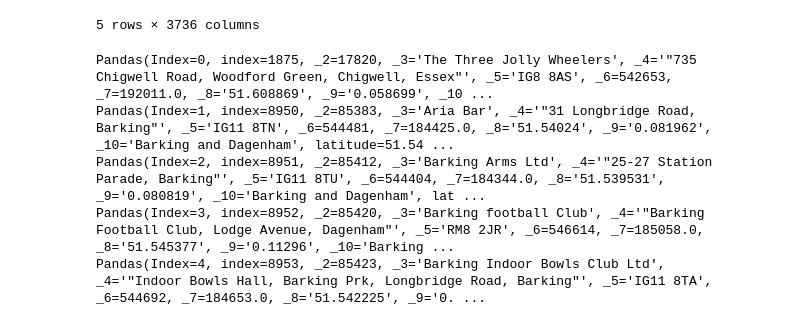
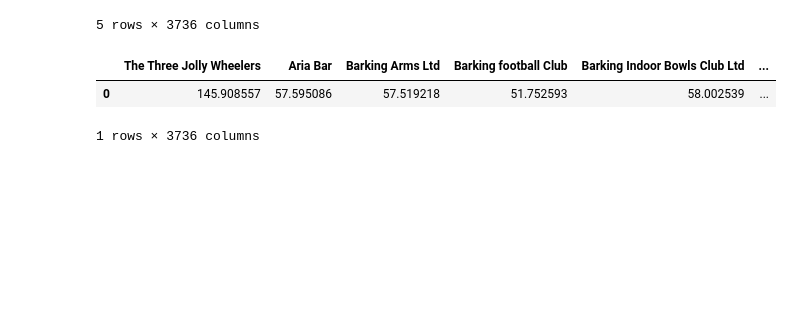
Before and after one commit to gbiggs31/halfway2, a Jupyter notebook: Precompute travel times.ipynb, the cells around one changed output. Drawn from its saved outputs; the diff is of its cells as text; code cells hidden in the pictures; blank space fills up the shorter version.

```diff
--- a/Precompute travel times.ipynb
+++ b/Precompute travel times.ipynb
@@ -164,13 +164,3 @@ all_pubs.head()
 | 3 | 142.764908 | 87.468230 | 86.207686 | 113.472185 | 90.959365 | ... |
 | 4 | 308.450872 | 314.329315 | 313.393640 | 339.895198 | 316.909337 | ... |
 5 rows × 3736 columns
-# %%
-for pub in pubswithdist.head().itertuples():
-#     print(getattr(pub,'latitude'))
-    print(pub)
-# %% [output]
-Pandas(Index=0, index=1875, _2=17820, _3='The Three Jolly Wheelers', _4='"735 Chigwell Road, Woodford Green, Chigwell, Essex"', _5='IG8 8AS', _6=542653, _7=192011.0, _8='51.608869', _9='0.058699', _10 ...
-Pandas(Index=1, index=8950, _2=85383, _3='Aria Bar', _4='"31 Longbridge Road, Barking"', _5='IG11 8TN', _6=544481, _7=184425.0, _8='51.54024', _9='0.081962', _10='Barking and Dagenham', latitude=51.54 ...
-Pandas(Index=2, index=8951, _2=85412, _3='Barking Arms Ltd', _4='"25-27 Station Parade, Barking"', _5='IG11 8TU', _6=544404, _7=184344.0, _8='51.539531', _9='0.080819', _10='Barking and Dagenham', lat ...
-Pandas(Index=3, index=8952, _2=85420, _3='Barking football Club', _4='"Barking Football Club, Lodge Avenue, Dagenham"', _5='RM8 2JR', _6=546614, _7=185058.0, _8='51.545377', _9='0.11296', _10='Barking ...
-Pandas(Index=4, index=8953, _2=85423, _3='Barking Indoor Bowls Club Ltd', _4='"Indoor Bowls Hall, Barking Prk, Longbridge Road, Barking"', _5='IG11 8TA', _6=544692, _7=184653.0, _8='51.542225', _9='0. ...
@@ -176,0 +169,28 @@ Pandas(Index=4, index=8953, _2=85423, _3='Barking Indoor Bowls Club Ltd', _4='"I
+# %%
+def get_walking_distance_to_pubs(input_lat,input_long,pubswithdist):
+    all_pubs = []
+    all_names = []
+    for pub in pubswithdist.itertuples():
+    #     print(pub)
+        pub_id = getattr(pub, 'index')
+        pub_name = getattr(pub, '_3')
+        pub_lat = getattr(pub, 'latitude')
+        pub_long = getattr(pub, 'longitude')
+
+        #should give a vector per pub
+#         pub_time, tube_list = compute_station_distance_from_user(pub_lat, pub_long, data_stations)
+        current_time = coords_to_distance(pub_lat,input_lat,pub_long,input_long)
+        current_time = current_time / 0.084
+
+        all_pubs.append(current_time)
+        all_names.append(pub_name)
+    all_pubs = pd.DataFrame(all_pubs)
+    all_pubs = all_pubs.T
+    all_pubs.columns = all_names
+    return all_pubs
+# %%
+get_walking_distance_to_pubs(51.5074, 0.1278,pubswithdist)
+# %% [output]
+|  | The Three Jolly Wheelers | Aria Bar | Barking Arms Ltd | Barking football Club | Barking Indoor Bowls Club Ltd | ... |
+| 0 | 145.908557 | 57.595086 | 57.519218 | 51.752593 | 58.002539 | ... |
+1 rows × 3736 columns
```
Also changed, not shown: parts of 1 cell of this notebook, 4 other files.
